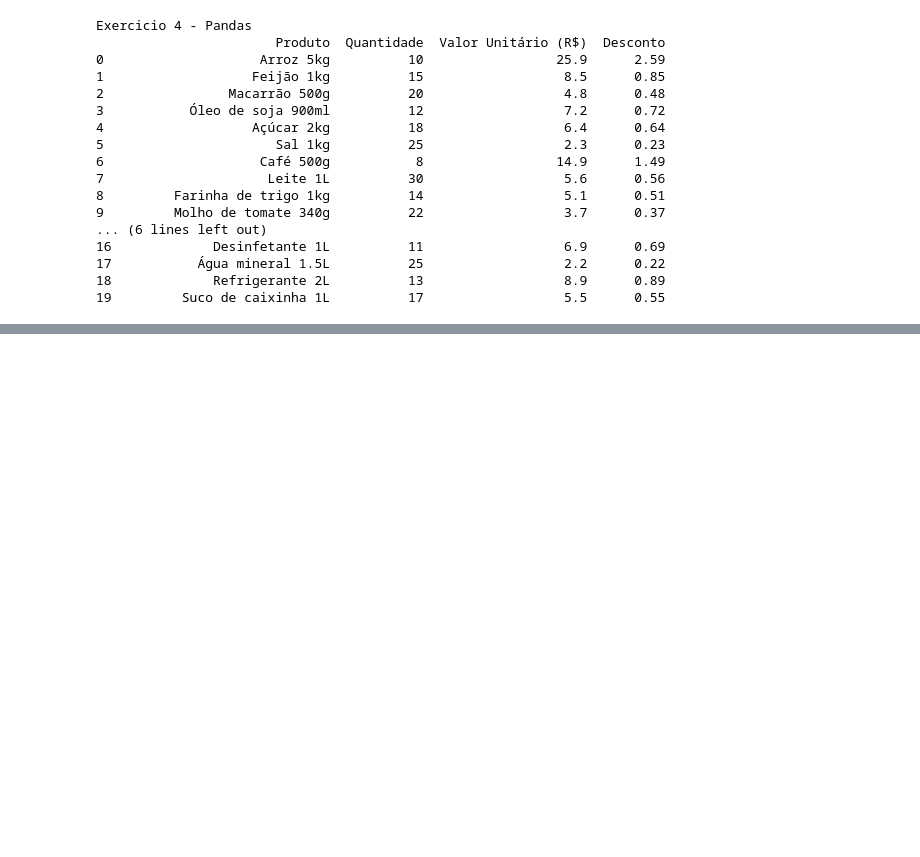
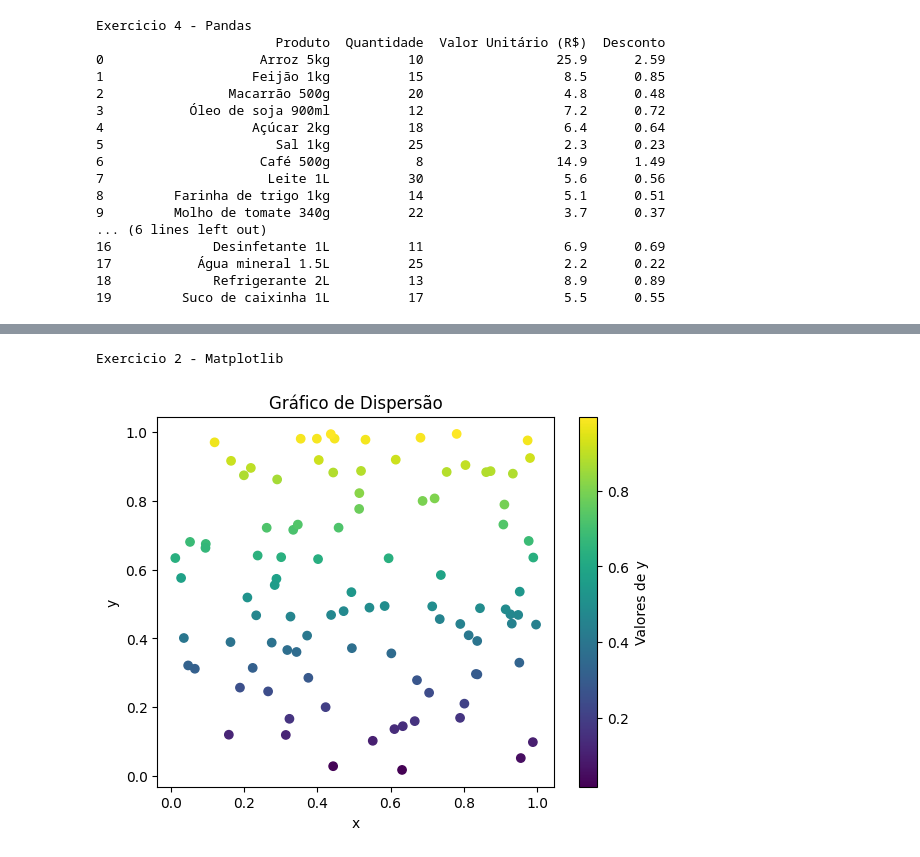
Before and after one commit to DevKaiqueTeixeira/IA, a Jupyter notebook: ExercicioLista2_Python_KaiqueDeLimaTeixeira_6periodo_TurmaC.ipynb, the cells around one changed output, grey strips where cells are left out. Drawn from its saved outputs; the diff is of its cells as text; code cells hidden in the pictures; blank space fills up the shorter version.

```diff
--- a/ExercicioLista2_Python_KaiqueDeLimaTeixeira_6periodo_TurmaC.ipynb
+++ b/ExercicioLista2_Python_KaiqueDeLimaTeixeira_6periodo_TurmaC.ipynb
@@ -1226,0 +1655,21 @@ Exercicio 4 - Pandas
+# %%
+print("Exercicio 2 - Matplotlib")
+
+import numpy as np
+import matplotlib.pyplot as plt
+
+x = np.random.rand(100)
+y = np.random.rand(100)
+
+plt.scatter(x, y, c=y, cmap="viridis")
+
+plt.xlabel("x")
+plt.ylabel("y")
+plt.title("Gráfico de Dispersão")
+
+plt.colorbar(label="Valores de y")
+
+plt.show()
+# %% [output]
+Exercicio 2 - Matplotlib
+[figure, added]
```
Also changed, not shown: parts of 59 cells of this notebook.
